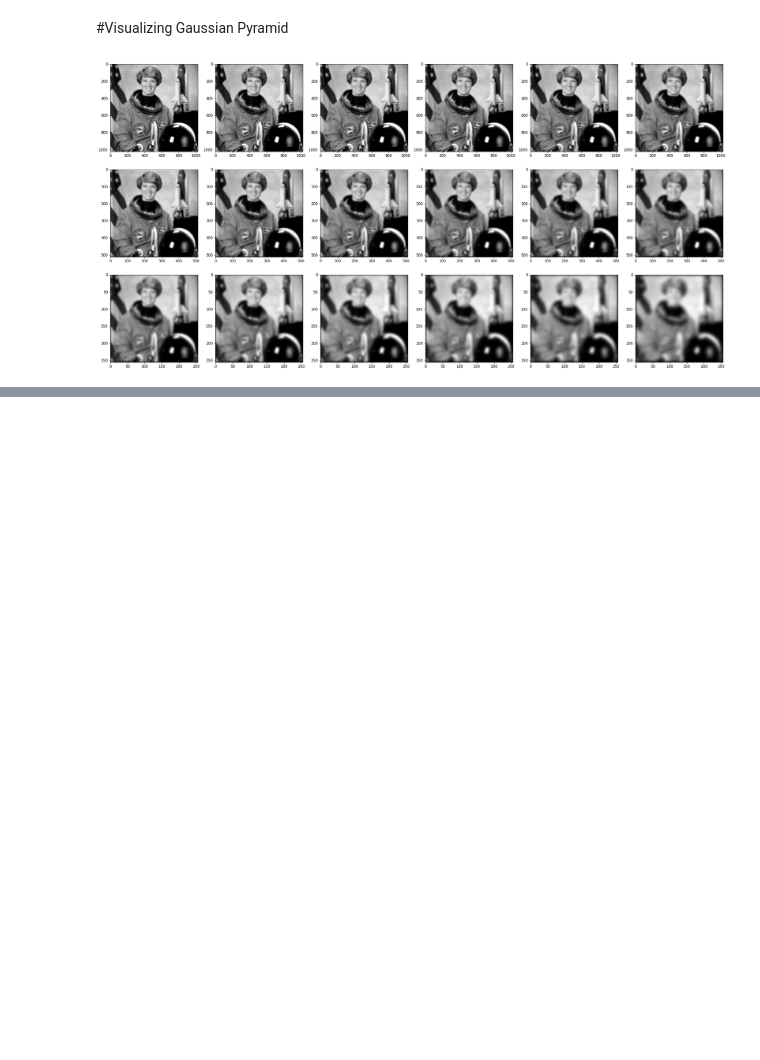
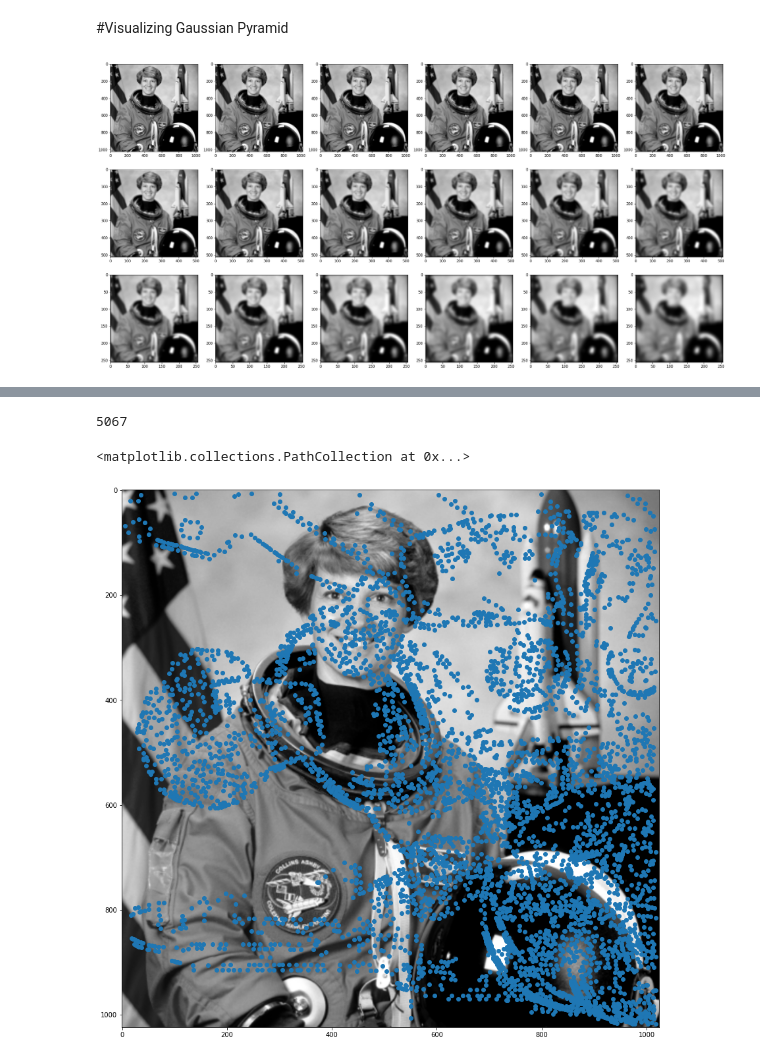
Before and after one commit to stanislav215/computer_vision, a Jupyter notebook: Advanced_CV/lab_1_SIFT.ipynb, the cells around one changed output, grey strips where cells are left out. Cells and saved outputs as stored; diff of their text form; code cells hidden in the pictures; blank space fills up the shorter version.

```diff
--- a/Advanced_CV/lab_1_SIFT.ipynb
+++ b/Advanced_CV/lab_1_SIFT.ipynb
@@ -95,0 +170,12 @@ for i in range(dim1):
+# %%
+key_points=findKeyPoints(DOG,num_intervals)
+key_points = keypoints_to_original_size(key_points,astr.shape)
+print(len(key_points))
+x,y = zip(*key_points)
+plt.figure(figsize=(15,15))
+plt.imshow(astr,cmap="gray")
+plt.scatter(x,y)
+# %% [output]
+5067
+<matplotlib.collections.PathCollection at 0x...>
+[figure, added]
```
Also changed, not shown: parts of 8 cells of this notebook.
